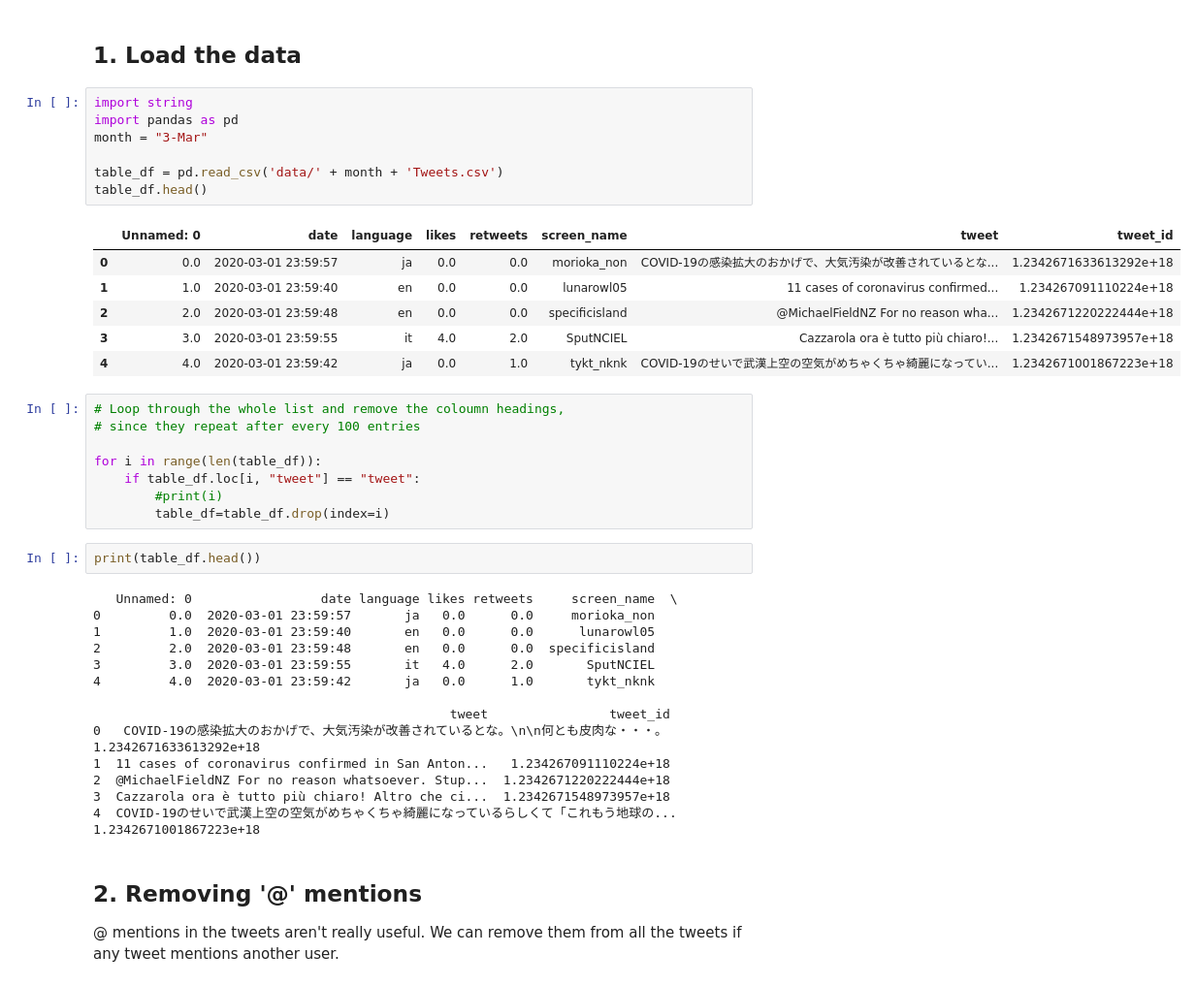
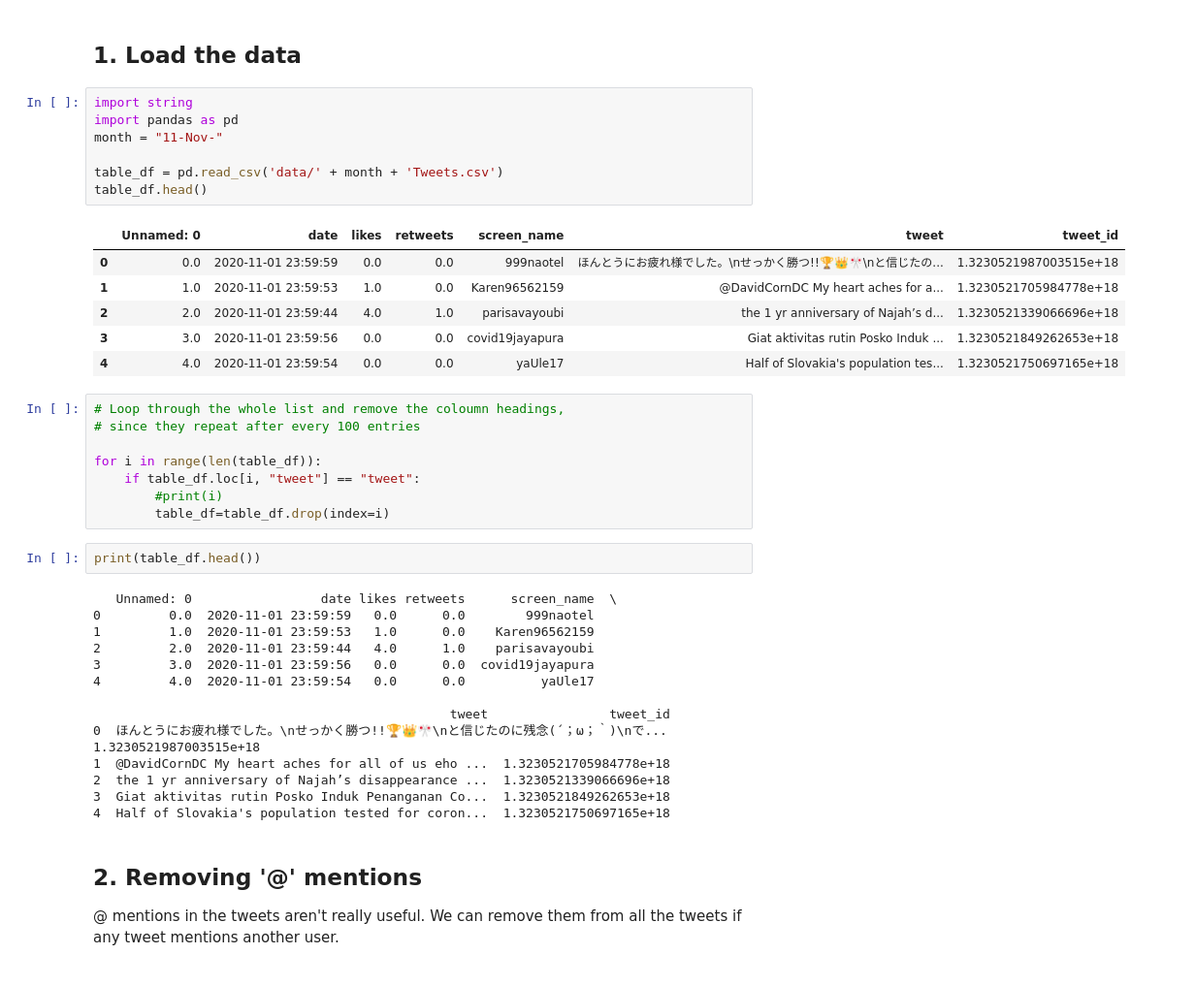
Before and after one commit to archity/covid-twitter-trends, a Jupyter notebook: 2-Exploratory-Data-Analysis.ipynb, the cells around one changed output. Shown: that part at 97% size. Saved outputs shown, nothing was run; the diff lists cells and outputs as text.

```diff
--- a/2-Exploratory-Data-Analysis.ipynb
+++ b/2-Exploratory-Data-Analysis.ipynb
@@ -5,17 +5,17 @@
 # %%
 import string
 import pandas as pd
-month = "3-Mar"
+month = "11-Nov-"
 
 table_df = pd.read_csv('data/' + month + 'Tweets.csv')
 table_df.head()
 # %% [output]
-|  | Unnamed: 0 | date | language | likes | retweets | screen_name | tweet | tweet_id |
-| 0 | 0.0 | 2020-03-01 23:59:57 | ja | 0.0 | 0.0 | morioka_non | COVID-19の感染拡大のおかげで、大気汚染が改善されているとな... | 1.2342671633613292e+18 |
-| 1 | 1.0 | 2020-03-01 23:59:40 | en | 0.0 | 0.0 | lunarowl05 | 11 cases of coronavirus confirmed... | 1.234267091110224e+18 |
-| 2 | 2.0 | 2020-03-01 23:59:48 | en | 0.0 | 0.0 | specificisland | @MichaelFieldNZ For no reason wha... | 1.2342671220222444e+18 |
-| 3 | 3.0 | 2020-03-01 23:59:55 | it | 4.0 | 2.0 | SputNCIEL | Cazzarola ora è tutto più chiaro!... | 1.2342671548973957e+18 |
-| 4 | 4.0 | 2020-03-01 23:59:42 | ja | 0.0 | 1.0 | tykt_nknk | COVID-19のせいで武漢上空の空気がめちゃくちゃ綺麗になってい... | 1.2342671001867223e+18 |
+|  | Unnamed: 0 | date | likes | retweets | screen_name | tweet | tweet_id |
+| 0 | 0.0 | 2020-11-01 23:59:59 | 0.0 | 0.0 | 999naotel | ほんとうにお疲れ様でした。\nせっかく勝つ!!🏆👑🎌\nと信じたの... | 1.3230521987003515e+18 |
+| 1 | 1.0 | 2020-11-01 23:59:53 | 1.0 | 0.0 | Karen96562159 | @DavidCornDC My heart aches for a... | 1.3230521705984778e+18 |
+| 2 | 2.0 | 2020-11-01 23:59:44 | 4.0 | 1.0 | parisavayoubi | the 1 yr anniversary of Najah’s d... | 1.3230521339066696e+18 |
+| 3 | 3.0 | 2020-11-01 23:59:56 | 0.0 | 0.0 | covid19jayapura | Giat aktivitas rutin Posko Induk ... | 1.3230521849262653e+18 |
+| 4 | 4.0 | 2020-11-01 23:59:54 | 0.0 | 0.0 | yaUle17 | Half of Slovakia's population tes... | 1.3230521750697165e+18 |
 # %%
 # Loop through the whole list and remove the coloumn headings,
 # since they repeat after every 100 entries
@@ -27,19 +27,19 @@ for i in range(len(table_df)):
 # %%
 print(table_df.head())
 # %% [output]
-   Unnamed: 0                 date language likes retweets     screen_name  \
-0         0.0  2020-03-01 23:59:57       ja   0.0      0.0     morioka_non
-1         1.0  2020-03-01 23:59:40       en   0.0      0.0      lunarowl05
-2         2.0  2020-03-01 23:59:48       en   0.0      0.0  specificisland
-3         3.0  2020-03-01 23:59:55       it   4.0      2.0       SputNCIEL
-4         4.0  2020-03-01 23:59:42       ja   0.0      1.0       tykt_nknk
+   Unnamed: 0                 date likes retweets      screen_name  \
+0         0.0  2020-11-01 23:59:59   0.0      0.0        999naotel
+1         1.0  2020-11-01 23:59:53   1.0      0.0    Karen96562159
+2         2.0  2020-11-01 23:59:44   4.0      1.0    parisavayoubi
+3         3.0  2020-11-01 23:59:56   0.0      0.0  covid19jayapura
+4         4.0  2020-11-01 23:59:54   0.0      0.0          yaUle17
 
                                                tweet                tweet_id
-0   COVID-19の感染拡大のおかげで、大気汚染が改善されているとな。\n\n何とも皮肉な・・・。  1.2342671633613292e+18
-1  11 cases of coronavirus confirmed in San Anton...   1.234267091110224e+18
-2  @MichaelFieldNZ For no reason whatsoever. Stup...  1.2342671220222444e+18
-3  Cazzarola ora è tutto più chiaro! Altro che ci...  1.2342671548973957e+18
-4  COVID-19のせいで武漢上空の空気がめちゃくちゃ綺麗になっているらしくて「これもう地球の...  1.2342671001867223e+18
+0  ほんとうにお疲れ様でした。\nせっかく勝つ!!🏆👑🎌\nと信じたのに残念(´；ω；｀)\nで...  1.3230521987003515e+18
+1  @DavidCornDC My heart aches for all of us eho ...  1.3230521705984778e+18
+2  the 1 yr anniversary of Najah’s disappearance ...  1.3230521339066696e+18
+3  Giat aktivitas rutin Posko Induk Penanganan Co...  1.3230521849262653e+18
+4  Half of Slovakia's population tested for coron...  1.3230521750697165e+18
 # %% [markdown]
 ## 2. Removing '@' mentions
 @ mentions in the tweets aren't really useful.
```
Also changed, not shown: parts of 11 cells of this notebook.
